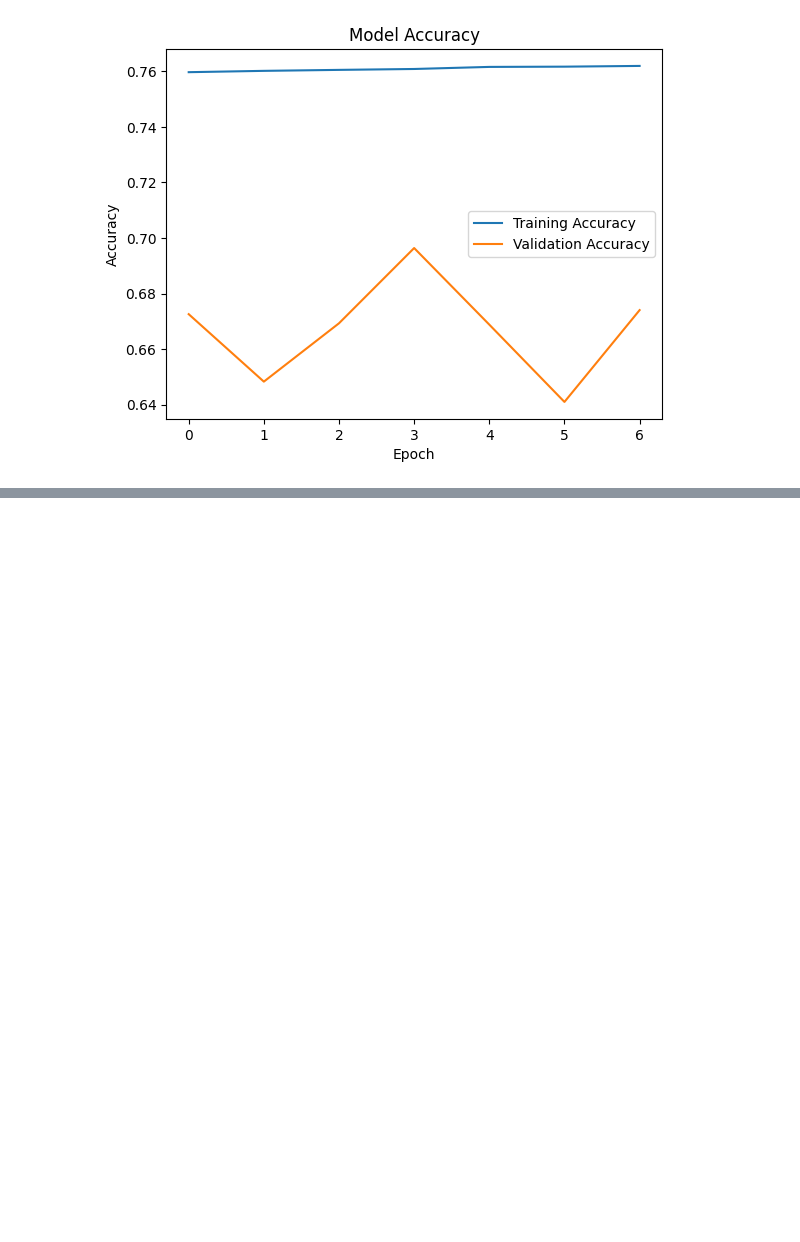
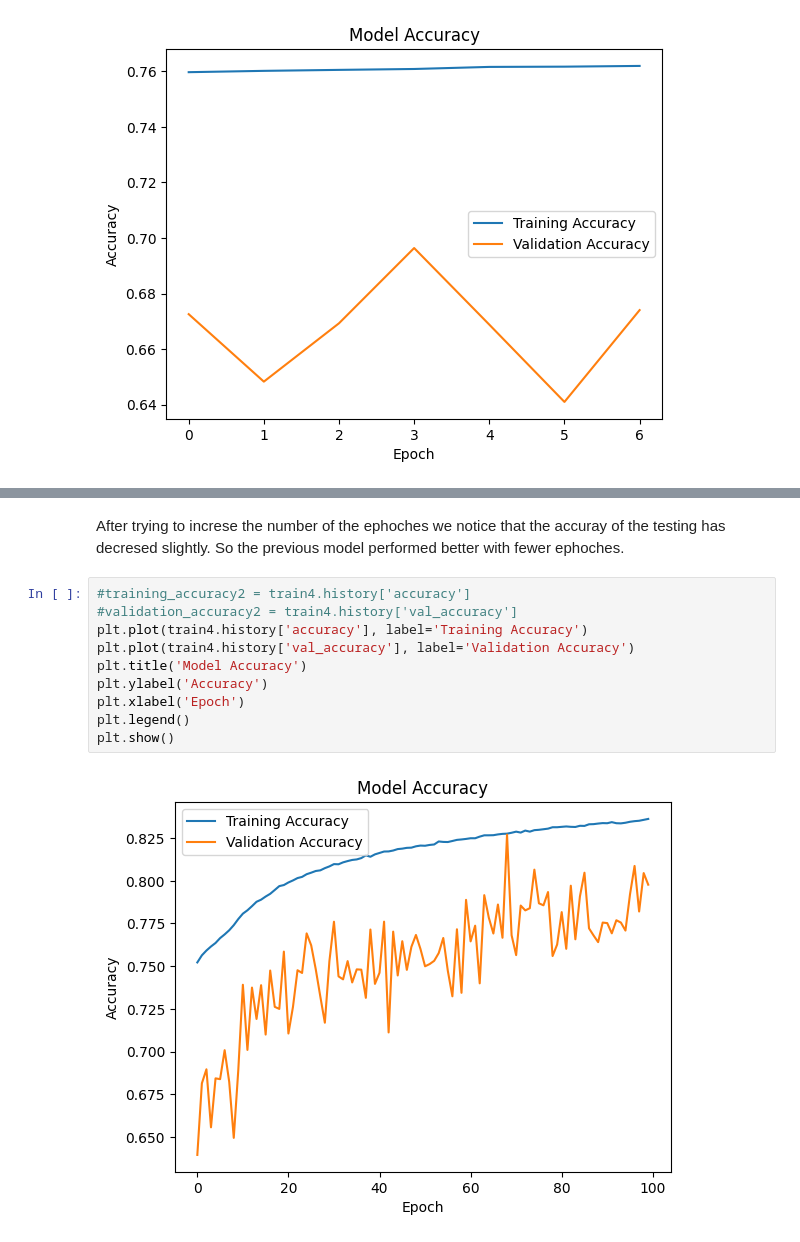
Before and after one commit to sykathowlader/group6_introToAi, a Jupyter notebook: neural_network.ipynb, the cells around one changed output, grey strips where cells are left out. Cells and saved outputs as stored; diff of their text form; blank space fills up the shorter version.

```diff
--- a/neural_network.ipynb
+++ b/neural_network.ipynb
@@ -480,0 +532,14 @@ Test Accuracy: 79.76%
+# %% [markdown]
+After trying to increse the number of the ephoches we notice that the accuray of the testing has decresed slightly. So the previous model performed better with fewer ephoches.
+# %%
+#training_accuracy2 = train4.history['accuracy']
+#validation_accuracy2 = train4.history['val_accuracy']
+plt.plot(train4.history['accuracy'], label='Training Accuracy')
+plt.plot(train4.history['val_accuracy'], label='Validation Accuracy')
+plt.title('Model Accuracy')
+plt.ylabel('Accuracy')
+plt.xlabel('Epoch')
+plt.legend()
+plt.show()
+# %% [output]
+[figure, added]
```
Also changed, not shown: parts of 13 cells of this notebook.
